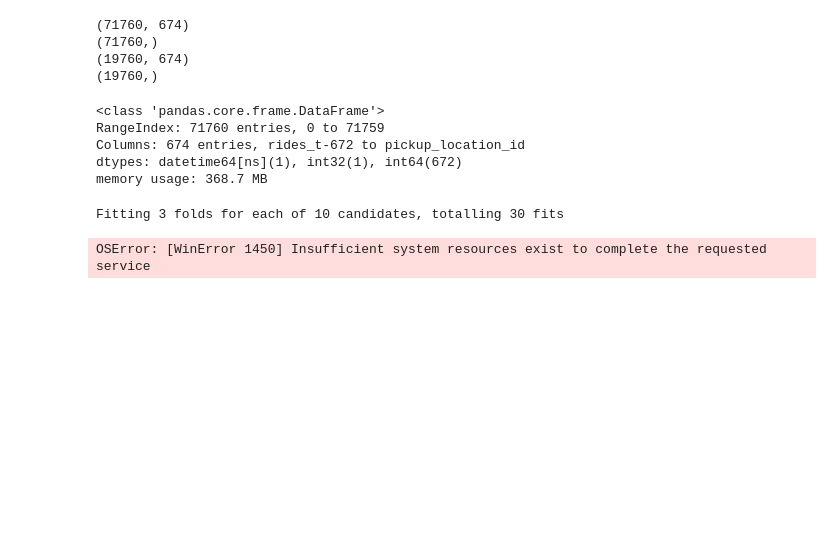
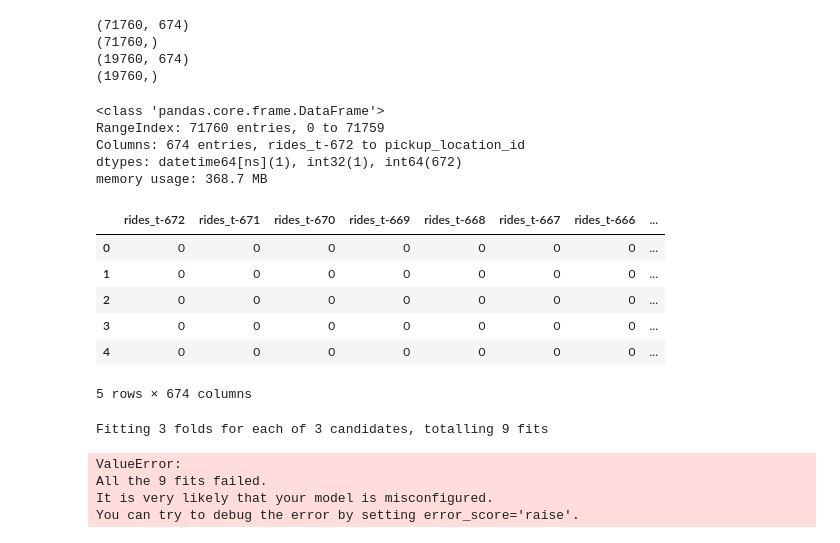
Before and after one commit to rockyglen/nyc_taxi, a Jupyter notebook: notebooks/14_model_training_pipeline.ipynb, the cells around one changed output. Cells and saved outputs as stored; diff of their text form; code cells hidden in the pictures; blank space fills up the shorter version.

```diff
--- a/notebooks/14_model_training_pipeline.ipynb
+++ b/notebooks/14_model_training_pipeline.ipynb
@@ -252,6 +252,16 @@ RangeIndex: 71760 entries, 0 to 71759
 Columns: 674 entries, rides_t-672 to pickup_location_id
 dtypes: datetime64[ns](1), int32(1), int64(672)
 memory usage: 368.7 MB
+# %%
+X_train.head()
+# %% [output]
+|  | rides_t-672 | rides_t-671 | rides_t-670 | rides_t-669 | rides_t-668 | rides_t-667 | rides_t-666 | ... |
+| 0 | 0 | 0 | 0 | 0 | 0 | 0 | 0 | ... |
+| 1 | 0 | 0 | 0 | 0 | 0 | 0 | 0 | ... |
+| 2 | 0 | 0 | 0 | 0 | 0 | 0 | 0 | ... |
+| 3 | 0 | 0 | 0 | 0 | 0 | 0 | 0 | ... |
+| 4 | 0 | 0 | 0 | 0 | 0 | 0 | 0 | ... |
+5 rows × 674 columns
 # %%
 # Define the hyperparameter grid
 param_grid = {
@@ -274,12 +284,12 @@ import joblib
 random_search = RandomizedSearchCV(
     pipeline,
     param_distributions=param_grid,
-    n_iter=10,  # Number of parameter settings sampled
+    n_iter=3,  # Number of parameter settings sampled
     scoring='neg_mean_absolute_error',  # Use negative MAE for scoring (as GridSearchCV maximizes the score)
     cv=3,  # Cross-validation folds
     verbose=1,
     random_state=42,
-    n_jobs=-1  # Use all available cores
+    n_jobs=1  # Use all available cores
 )
 
 # Fit the RandomizedSearchCV object to the training data
@@ -301,8 +311,11 @@ print(f"Test MAE with the best model: {test_mae:.4f}")
 # Save the best model
 joblib.dump(best_model, config.MODELS_DIR / "lgb_model.pkl")
 # %% [output]
-Fitting 3 folds for each of 10 candidates, totalling 30 fits
+Fitting 3 folds for each of 3 candidates, totalling 9 fits
-OSError: [WinError 1450] Insufficient system resources exist to complete the requested service
+ValueError:
+All the 9 fits failed.
+It is very likely that your model is misconfigured.
+You can try to debug the error by setting error_score='raise'.
 # %%
 from hsml.schema import Schema
 from hsml.model_schema import ModelSchema
```
Also changed, not shown: parts of 9 cells of this notebook, 6 other files.
